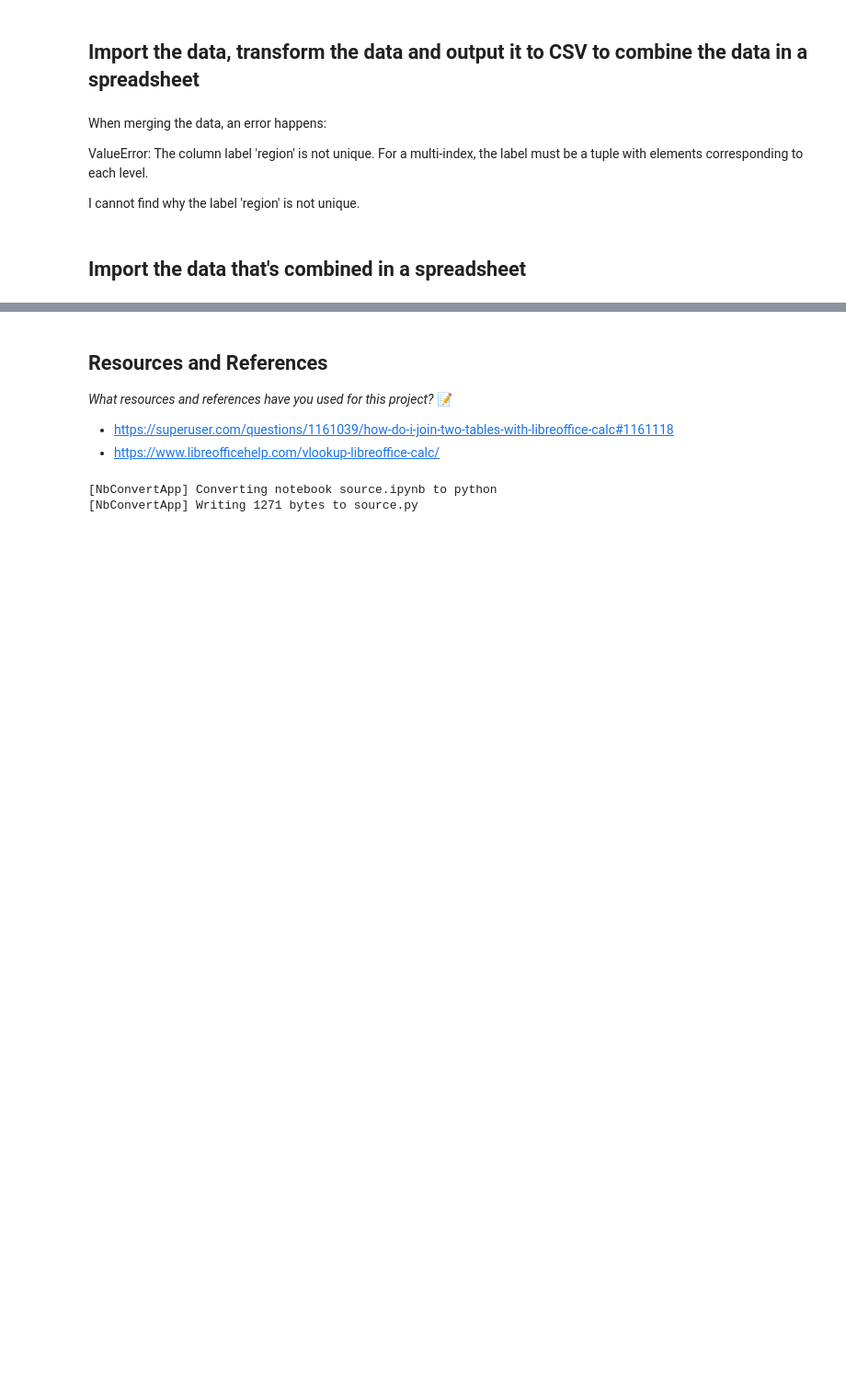
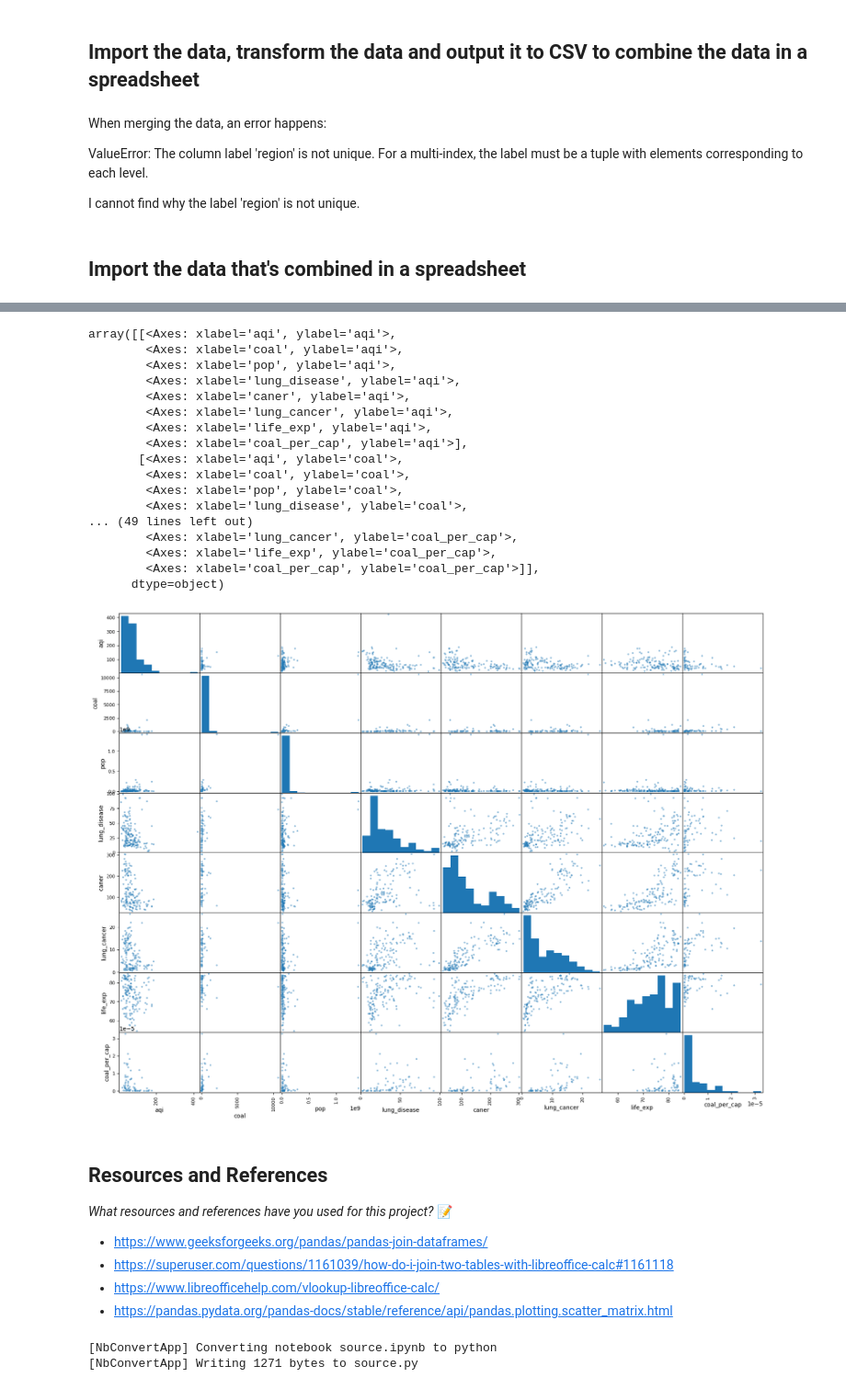
Before and after one commit to IT4063C001-Fall2025/final-project-iselekp, a Jupyter notebook: source.ipynb, the cells around one changed output, grey strips where cells are left out. Shown at 92% size. Cells and saved outputs as stored; diff of their text form; code cells hidden in the pictures; blank space fills up the shorter version.

```diff
--- a/source.ipynb
+++ b/source.ipynb
@@ -169,9 +195,32 @@ combined.describe()
+# %%
+pd.plotting.scatter_matrix(combined, figsize=(20,15))
+# %% [output]
+array([[<Axes: xlabel='aqi', ylabel='aqi'>,
+        <Axes: xlabel='coal', ylabel='aqi'>,
+        <Axes: xlabel='pop', ylabel='aqi'>,
+        <Axes: xlabel='lung_disease', ylabel='aqi'>,
+        <Axes: xlabel='caner', ylabel='aqi'>,
+        <Axes: xlabel='lung_cancer', ylabel='aqi'>,
+        <Axes: xlabel='life_exp', ylabel='aqi'>,
+        <Axes: xlabel='coal_per_cap', ylabel='aqi'>],
+       [<Axes: xlabel='aqi', ylabel='coal'>,
+        <Axes: xlabel='coal', ylabel='coal'>,
+        <Axes: xlabel='pop', ylabel='coal'>,
+        <Axes: xlabel='lung_disease', ylabel='coal'>,
+... (49 lines left out)
+        <Axes: xlabel='lung_cancer', ylabel='coal_per_cap'>,
+        <Axes: xlabel='life_exp', ylabel='coal_per_cap'>,
+        <Axes: xlabel='coal_per_cap', ylabel='coal_per_cap'>]],
+      dtype=object)
+[figure, added]
 # %% [markdown]
 ## Resources and References
 *What resources and references have you used for this project?*
 📝 <!-- Answer Below -->
+- https://www.geeksforgeeks.org/pandas/pandas-join-dataframes/
 - https://superuser.com/questions/1161039/how-do-i-join-two-tables-with-libreoffice-calc#1161118
 - https://www.libreofficehelp.com/vlookup-libreoffice-calc/
+- https://pandas.pydata.org/pandas-docs/stable/reference/api/pandas.plotting.scatter_matrix.html
 # %%
 # ⚠️ Make sure you run this cell at the end of your notebook before every submission!
 !jupyter nbconvert --to python source.ipynb
```
Also changed, not shown: parts of 6 cells of this notebook, 3 other files.
